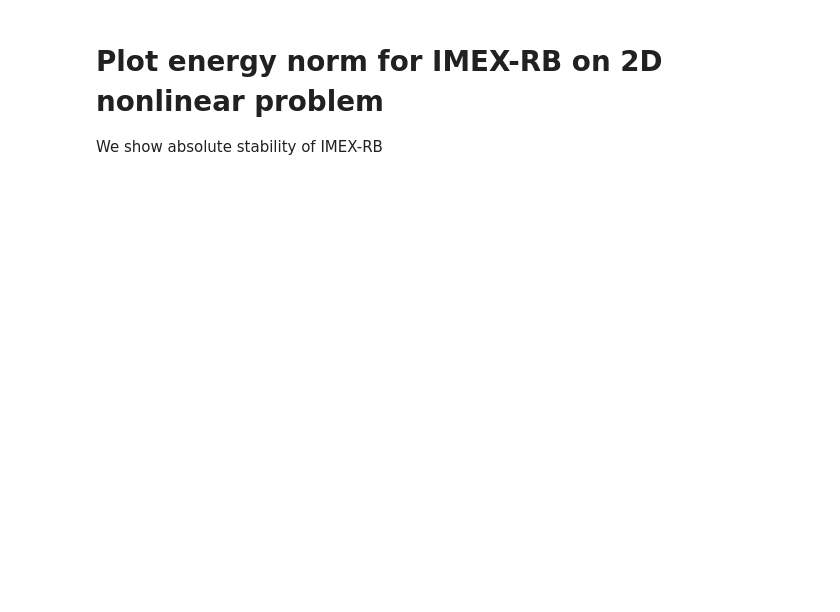
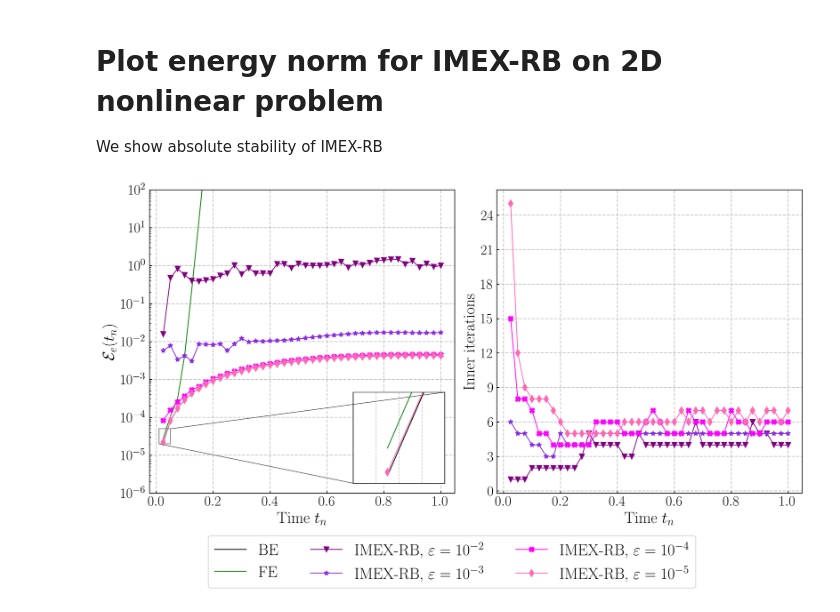
Before and after one commit to Fra-Sala/IMEX-RB, a Jupyter notebook: postprocessing/Burgers2D/energynorm.ipynb, the cells around one changed output. Drawn from its saved outputs; the diff is of its cells as text; code cells hidden in the pictures; blank space fills up the shorter version.

```diff
--- a/postprocessing/Burgers2D/energynorm.ipynb
+++ b/postprocessing/Burgers2D/energynorm.ipynb
@@ -41,6 +41,7 @@ linestyles = ['-.', ':', '-', '--']
 method_colors = {'BE': 'k', 'FE': 'green'}
 
 fig, (ax1, ax2) = plt.subplots(1, 2, figsize=(12,6))
+fig.subplots_adjust(hspace=2)
 
 # Top: energy error
 for m in ('BE', 'FE'):
@@ -94,42 +95,44 @@ axins.tick_params(axis='both', which='both',
                       labelbottom=False, labelleft=False)
 
 mark_inset(ax1, axins, loc1=1, loc2=3, fc="none", ec="0.5")
-ax1.set_ylabel(r'$\mathcal{E}_e(t_n)$', fontsize=15)
-ax1.set_xlabel('Time $t_n$', fontsize=17)
+ax1.set_ylabel(r'$\mathcal{E}_e(t_n)$', fontsize=19)
+ax1.set_xlabel('Time $t_n$', fontsize=19)
 ax1.set_ylim(1e-6, 1e2)
 ax1.grid(which='major', linestyle='--', linewidth=1)
-ax1.tick_params(axis='both', which='major', labelsize=15)
+ax1.tick_params(axis='both', which='major', labelsize=17)
 
 # Bottom: inner iterations
 for ie, eps in enumerate(epsilon_values):
     expnt = int(np.log10(eps))
     label = rf'IMEX-RB, $\varepsilon=10^{{{expnt}}}$'
     its = inneriters[ie]
     ax2.plot(
         tvec[1:], its,
         marker=imex_markers[ie],
         markersize=6,
         color=colors[ie],
         linestyle='-',
         label=label
     )
 
-ax2.set_xlabel('Time $t_n$', fontsize=17)
-ax2.set_ylabel('Inner iterations', fontsize=15)
+ax2.set_xlabel('Time $t_n$', fontsize=19)
+ax2.set_ylabel('Inner iterations', fontsize=19)
 ax2.yaxis.set_major_locator(ticker.MaxNLocator(integer=True))
 ax2.grid(which='major', linestyle='--', linewidth=1)
-ax2.tick_params(axis='both', which='major', labelsize=15)
+ax2.tick_params(axis='both', which='major', labelsize=17)
 
 # External legend
 fig.legend(
-    bbox_to_anchor=(0.5, -0.07),
+    bbox_to_anchor=(0.5, -0.17),
     loc='lower center',
-    ncol=6,
-    fontsize=14
+    ncol=3,
+    fontsize=19
 )
 
 # plt.tight_layout()
 out_file = os.path.join(plots_dir, f'{problem_name}_energyerror_inneriters_eps.pdf')
 plt.savefig(out_file, bbox_inches='tight')
 plt.show()
 plt.close()
+# %% [output]
+[figure, added]
```
Also changed, not shown: 10 other files.
